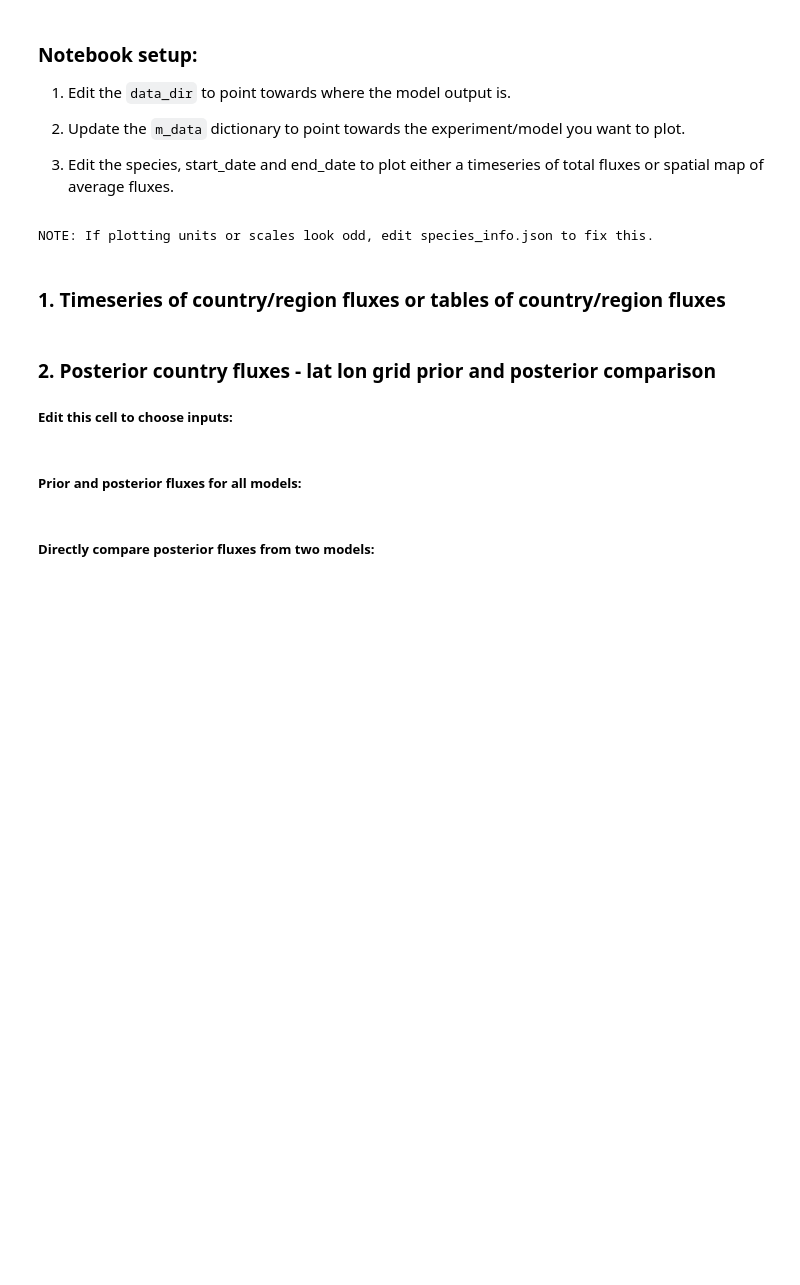
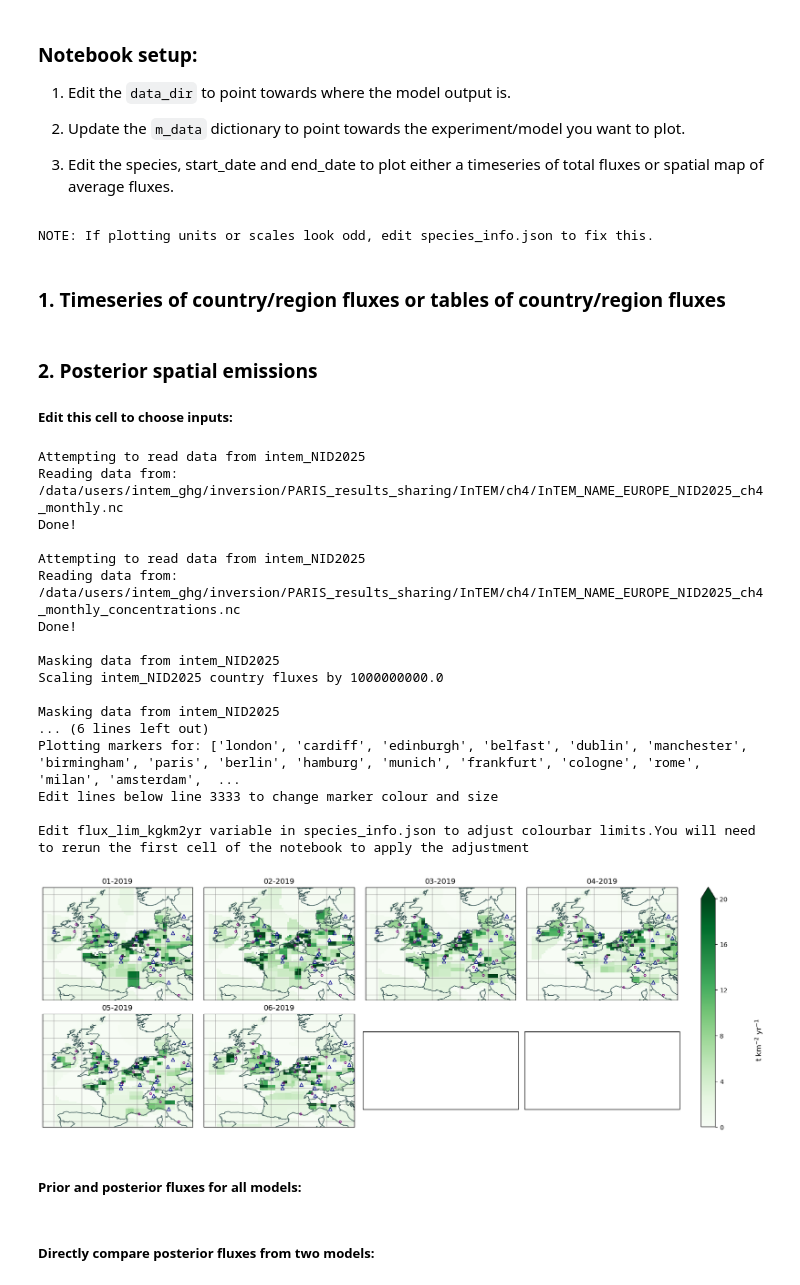
Before and after one commit to openghg/fluxie, a Jupyter notebook: PARIS_inversion_results_NISC.ipynb, the cells around one changed output. Saved outputs shown, nothing was run; the diff lists cells and outputs as text; code cells hidden in the pictures; blank space fills up the shorter version.

Commit message:
added back in plot_per_timeseries and updated sector plotting again

```diff
--- a/PARIS_inversion_results_NISC.ipynb
+++ b/PARIS_inversion_results_NISC.ipynb
@@ -98,13 +98,13 @@ m_data = {'intem':                      {'filename':'None',
         'intem_NID2025_n2o':              {'filename':'InTEM_NAME_EUROPE_NID2025_3year',
                                          'label':'InTEM 1site'},
         'intem_NID2025_monthly':              {'filename':'InTEM_NAME_EUROPE_NID2025',
-                                         'label':'InTEM monthly\nannualised'},
+                                         'label':'InTEM'},
         'intem_NIR2024':             {'filename':'InTEM_NAME_EUROPE_NIR2024_2year_inversion_A',
                                          'label':'InTEM NID 2024'},
         'intem_NIR2024_3year':              {'filename':'InTEM_NAME_EUROPE_NIR2024_3year_inversion_A',
                                          'label':'InTEM NID 2024 3yr'},
         'intem_NIR2024_monthly':              {'filename':'InTEM_NAME_EUROPE_NIR2024_1month_inversion_B',
-                                         'label':'InTEM NID 2024 monthly\nannualised'}
+                                         'label':'InTEM NID 2024 monthly'}
         }
 # %% [output]
 NOTE: If plotting units or scales look odd, edit species_info.json to fix this.
@@ -335,7 +334,7 @@ for species in species_all:
                                 data_dir,species,s_data,start_date,end_date,inventory_years,
                                 rolling_mean,resample,output_path_table=output_path_table,save=save)
 # %% [markdown]
-### 2. Posterior country fluxes - lat lon grid prior and posterior comparison
+### 2. Posterior spatial emissions
 
 ##### Edit this cell to choose inputs:
 # %%
@@ -347,12 +346,12 @@ for species in species_all:
 #species_all = ['hfc134a','hfc143a','hfc125','hfc32','hfc23',
 #               'hfc152a','hfc365mfc','hfc4310mee','hfc245fa','hfc227ea',
 #             'pfc218','pfc318','pfc116','cf4','nf3','ct','mc']
-species_all = ['hfc4310mee']
+species_all = ['ch4']
 
-start_date = '2021-01-01' #inclusive. Option to set as list of dates, e.g. ['2018-01-01','2019-01-01'] which is required for total fgases if one model is missing obs for a year
-end_date = '2025-01-01' #not inclusive. Option to set as list of dates, e.g. ['2023-01-01','2022-01-01'] which is required for total fgases if one model is missing obs for a year
+start_date = '2019-01-01' #inclusive. Option to set as list of dates, e.g. ['2018-01-01','2019-01-01'] which is required for total fgases if one model is missing obs for a year
+end_date = '2019-07-01' #not inclusive. Option to set as list of dates, e.g. ['2023-01-01','2022-01-01'] which is required for total fgases if one model is missing obs for a year
 
-save = True
+save = False
 ###################################
 
 for species in species_all:
@@ -376,8 +375,8 @@ for species in species_all:
         outnames = ['_winter','_spring','_summer','_autumn']
         mask_sea_areas = False
     elif species == 'sf6':
-        models = ['intem_NID2025']
-        period_override = ['yearly']
+        models = ['intem_NID2025_monthly']
+        period_override = ['monthly']
         season_all = [None]
         outnames = ['']
         mask_sea_areas = True
@@ -420,44 +419,79 @@ for species in species_all:
         for s in range(ds_all_mf_sliced[m].nsite.values.shape[0]):
             if all(isnan(ds_all_mf_sliced[m]['Yobs'].values[:,s])) is False:
                 sites_available[m].append(ds_all_mf_sliced[m]['sitenames'].values[s])
 
     ###################################
     ### edit variables in this block
     plot_area = 'AREUROPE'                  #options for: UK, FRANCE, GERMANY, ITALY, SWITZERLAND, NWEU, CWEU, EUROPE, AR_EUROPE
     cmap = 'Greens'                      #flux colour (e.g. 'viridis', 'coolwarm') #use 'green', 'blue' or 'greyscale' to replicate NISC plots
     cmap_diff = 'coolwarm'
     c_border = 'darkslategrey'          #country boundary colour (e.g. 'floralwhite', 'dimgrey')
     var = 'flux_total_posterior'        #variable to be plotted. Options for: 'flux_total_posterior', 'flux_total_prior'
     plot_site_locations = True          #If True, adds markers to plots at locations of obs sites
     if plot_area == 'AREUROPE':
         plot_point_markers = ['london','cardiff','edinburgh','belfast','dublin','manchester','birmingham',
                             'paris','berlin','hamburg','munich','frankfurt','cologne','rome','milan','amsterdam',
                             'brussels','bern','marseille']
     else:
         plot_point_markers = ['london','cardiff','edinburgh','belfast','dublin','manchester','birmingham']
     plot_inversion_grid_flux = True     #If True, plots fluxes at resolution of inversion, if False, plots at the resolution of the prior
     scale_to_kgkm2yr = True             #If True, outputs fluxes in kg/km2/year. If False, uses mol/m2/s.
     nid_style_plot = True               #If True, adds NID-style formatting, e.g. adjusts scales, uses different symbols for point_source_markers etc.
     include_threshold = False           #If True, sets a minimum plotting value, using values set in the first cell of this notebook.
+    plot_one_average = False             #If True, plots one map of the average between start_date and end_date, if False plots a grid of maps, one per timestamp in the emissions file
     ###################################
 
-    for i,season in enumerate(season_all):
+    if plot_one_average == True:
 
-        output_path = f'/home/users/intem_ghg/NID_2025/final_plots/{species}_posterior_map{outnames[i]}_{plot_area}.png'
+        for i,season in enumerate(season_all):
 
-        fig = func.plot_spatial_flux_one_variable(ds_all=ds_all_flux_scaled,species=species,plot_area=plot_area,
-                                                  s_data=s_data,m_data=m_data,var=var,
-                                                  cmap=cmap,cmap_diff=cmap_diff,c_border=c_border,
-                                                  period_override=period_override,plot_site_locations=plot_site_locations,
-                                                  plot_point_markers=plot_point_markers,season=season,
-                                                  plot_inversion_grid_flux=plot_inversion_grid_flux,
-                                                  scale_to_kgkm2yr=scale_to_kgkm2yr,
-                                                  nid_style_plot=nid_style_plot,mask_sea_areas=mask_sea_areas,
-                                                  include_threshold=include_threshold,sites_available=sites_available)
+            #output_path = f'/home/users/intem_ghg/NID_2025/final_plots/{species}_posterior_map{outnames[i]}_{plot_area}_{start_date}.png'
+            output_path = f'/home/users/intem_ghg/NID_2025/final_plots/{species}_posterior_map{outnames[i]}_{plot_area}_2019-2022.png'
+
+            fig = func.plot_spatial_flux_one_variable(ds_all=ds_all_flux_scaled,species=species,plot_area=plot_area,
+                                                    s_data=s_data,m_data=m_data,var=var,
+                                                    cmap=cmap,cmap_diff=cmap_diff,c_border=c_border,
+                                                    period_override=period_override,plot_site_locations=plot_site_locations,
+                                                    plot_point_markers=plot_point_markers,season=season,
+                                                    plot_inversion_grid_flux=plot_inversion_grid_flux,
+                                                    scale_to_kgkm2yr=scale_to_kgkm2yr,
+                                                    nid_style_plot=nid_style_plot,mask_sea_areas=mask_sea_areas,
+                                                    include_threshold=include_threshold,sites_available=sites_available)
+
+    else:
+
+        fig = func.plot_spatial_flux_by_timestamp(ds_all=ds_all_flux_scaled,species=species,plot_area=plot_area,
+                                                    s_data=s_data,m_data=m_data,var=var,
+                                                    cmap=cmap,cmap_diff=cmap_diff,c_border=c_border,
+                                                    period_override=period_override,plot_site_locations=plot_site_locations,
+                                                    plot_point_markers=plot_point_markers,
+                                                    plot_inversion_grid_flux=plot_inversion_grid_flux,
+                                                    scale_to_kgkm2yr=scale_to_kgkm2yr,
+                                                    nid_style_plot=nid_style_plot,mask_sea_areas=mask_sea_areas,
+                                                    include_threshold=include_threshold,sites_available=sites_available)
 
         if save == True:
             fig.savefig(output_path,bbox_inches='tight',pad_inches=0.2,dpi=300)
             print(f'Saved to: {output_path}')
+# %% [output]
+Attempting to read data from intem_NID2025
+Reading data from: /data/users/intem_ghg/inversion/PARIS_results_sharing/InTEM/ch4/InTEM_NAME_EUROPE_NID2025_ch4_monthly.nc
+Done!
+
+Attempting to read data from intem_NID2025
+Reading data from: /data/users/intem_ghg/inversion/PARIS_results_sharing/InTEM/ch4/InTEM_NAME_EUROPE_NID2025_ch4_monthly_concentrations.nc
+Done!
+
+Masking data from intem_NID2025
+Scaling intem_NID2025 country fluxes by 1000000000.0
+
+Masking data from intem_NID2025
+... (6 lines left out)
+Plotting markers for: ['london', 'cardiff', 'edinburgh', 'belfast', 'dublin', 'manchester', 'birmingham', 'paris', 'berlin', 'hamburg', 'munich', 'frankfurt', 'cologne', 'rome', 'milan', 'amsterdam',  ...
+Edit lines below line 3333 to change marker colour and size
+
+Edit flux_lim_kgkm2yr variable in species_info.json to adjust colourbar limits.You will need to rerun the first cell of the notebook to apply the adjustment
+[figure, added]
 # %% [markdown]
 ##### Prior and posterior fluxes for all models:
 # %%
```
Also changed, not shown: parts of 5 cells of this notebook, 2 other files.
